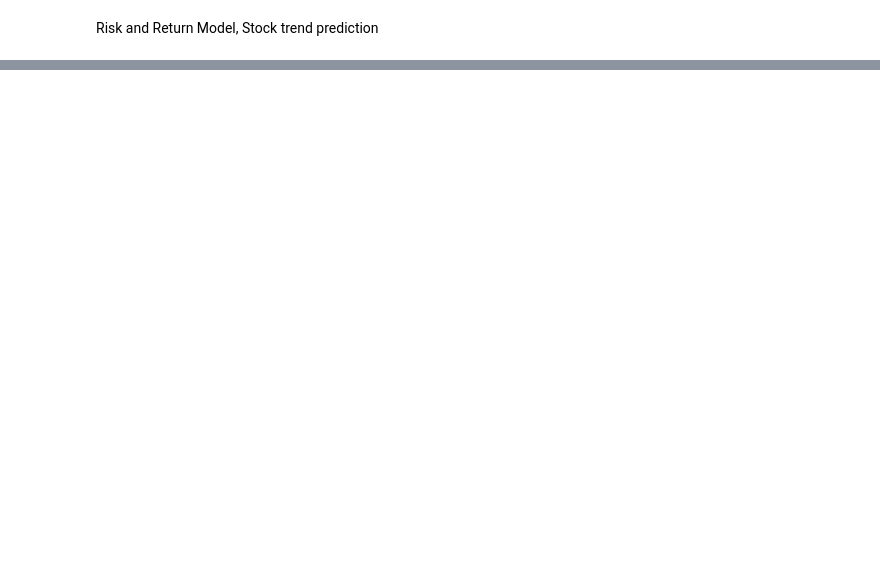
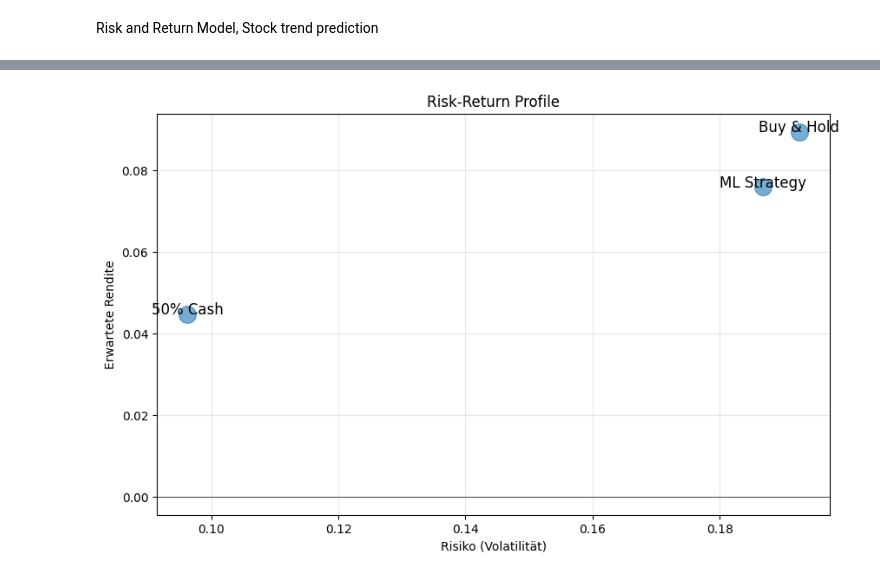
Before and after one commit to KreakxX/StockPredictor, a Jupyter notebook: model.ipynb, the cells around one changed output, grey strips where cells are left out. Drawn from its saved outputs; the diff is of its cells as text; code cells hidden in the pictures; blank space fills up the shorter version.

```diff
--- a/model.ipynb
+++ b/model.ipynb
@@ -53,0 +142,33 @@ LogisticRegression does not accept missing values encoded as NaN natively. For s
+# %%
+strategies = {
+    "ML Strategy": test_strategy,
+    "Buy & Hold": test_market,
+    "50% Cash": test_market * 0.5
+}
+
+risk_return_data = []
+for name, returns in strategies.items():
+    risk_return_data.append({
+        "Strategy": name,
+        "Return": returns.mean() * 252,
+        "Risk": returns.std() * np.sqrt(252)
+    })
+
+rr_df = pd.DataFrame(risk_return_data)
+
+plt.figure(figsize=(10, 6))
+plt.scatter(rr_df["Risk"], rr_df["Return"], s=200, alpha=0.6)
+
+for i, row in rr_df.iterrows():
+    plt.annotate(row["Strategy"],
+                 (row["Risk"], row["Return"]),
+                 fontsize=12, ha='center')
+
+plt.xlabel("Risiko (Volatilität)")
+plt.ylabel("Erwartete Rendite")
+plt.title("Risk-Return Profile")
+plt.grid(alpha=0.3)
+plt.axhline(0, color='black', linewidth=0.5)
+plt.show()
+# %% [output]
+[figure, added]
```
Also changed, not shown: parts of 6 cells of this notebook.
